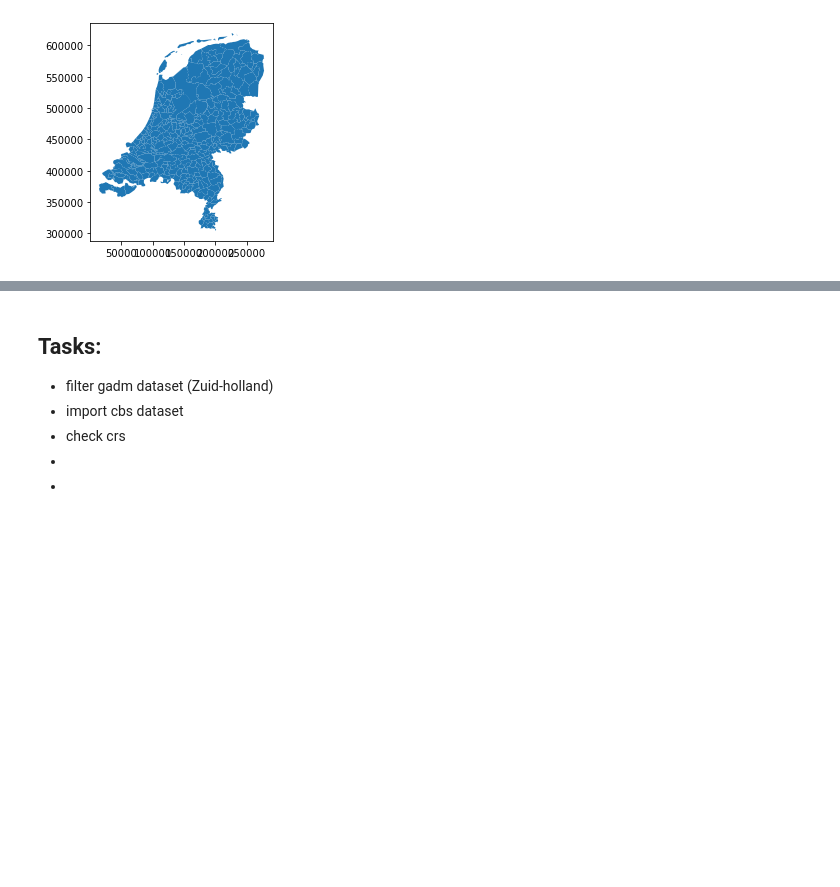
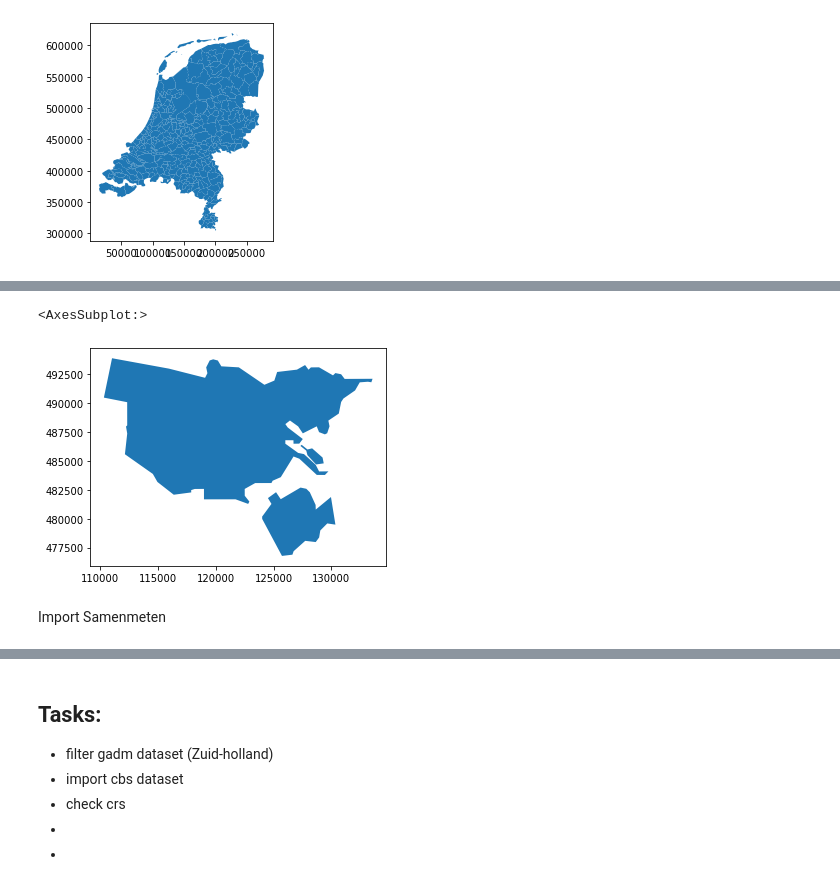
Before and after one commit to GinaStavropoulou/geogeek-workshop, a Jupyter notebook: notebooks/Exercise2.ipynb, the cells around one changed output, grey strips where cells are left out. Cells and saved outputs as stored; diff of their text form; code cells hidden in the pictures; blank space fills up the shorter version.

```diff
--- a/notebooks/Exercise2.ipynb
+++ b/notebooks/Exercise2.ipynb
@@ -108,0 +172,8 @@ admin.plot(
+# %%
+amsterdam = admin.loc[admin.NAME_2 == 'Amsterdam']
+amsterdam.plot()
+# %% [output]
+<AxesSubplot:>
+[figure, added]
+# %% [markdown]
+Import Samenmeten
```
Also changed, not shown: parts of 23 cells of this notebook.
